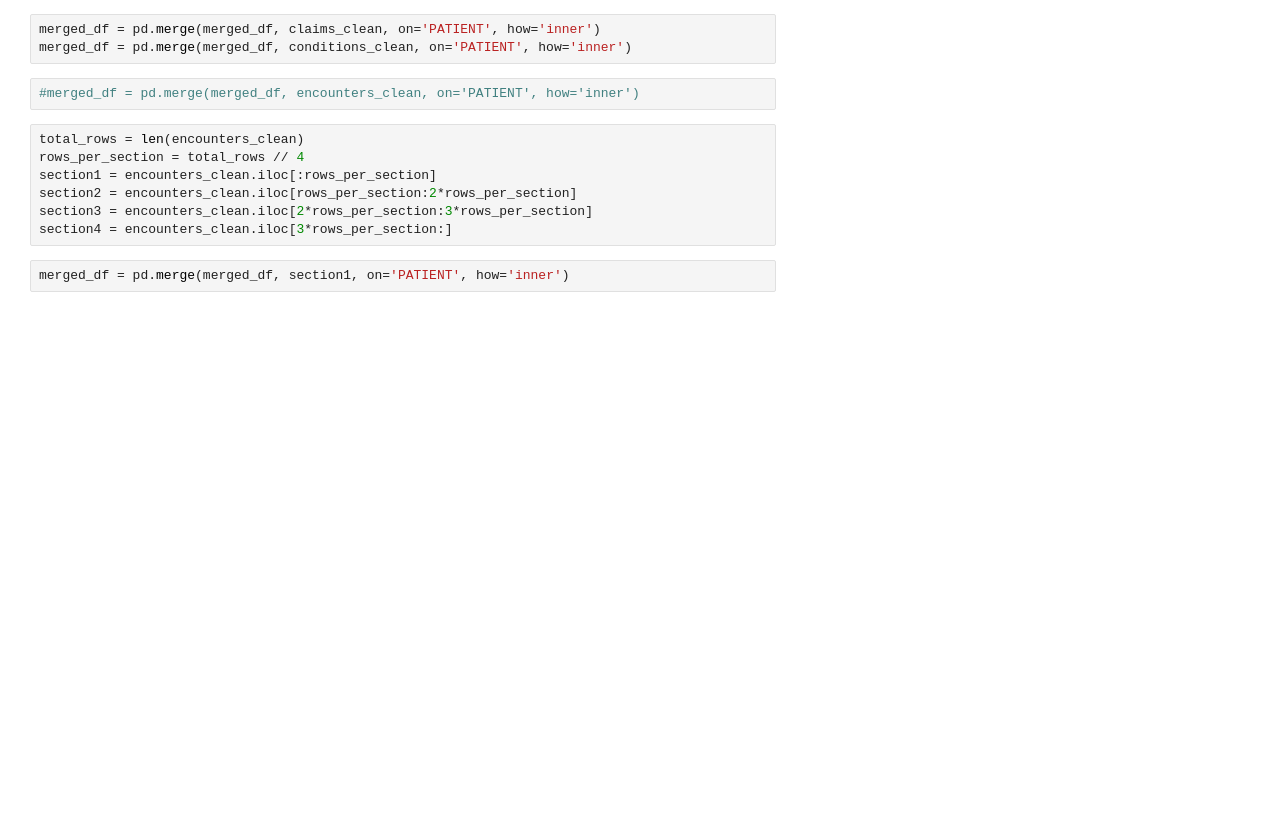
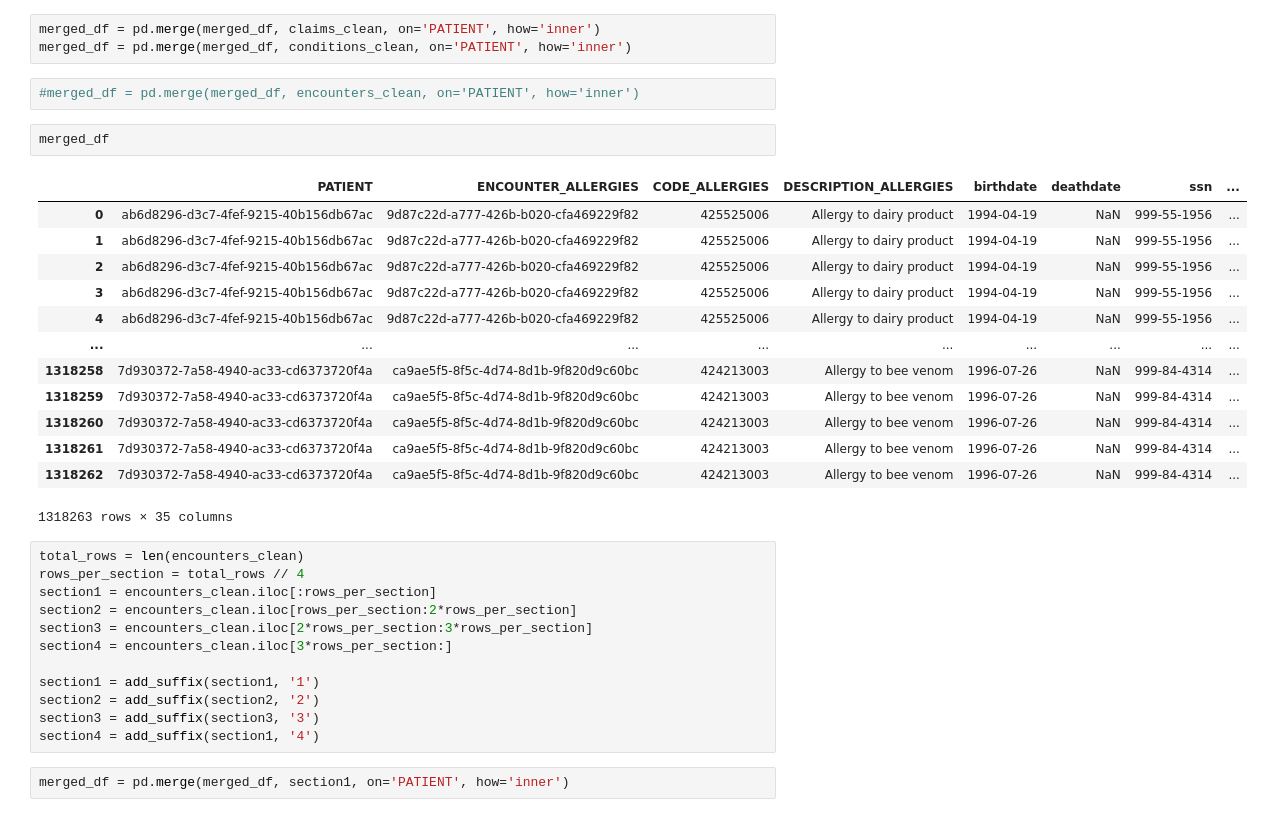
Before and after one commit to esseiple/MedicalBiasJLS, a Jupyter notebook: DataCleaning.ipynb, the cells around one changed output. Cells and saved outputs as stored; diff of their text form; blank space fills up the shorter version.

```diff
--- a/DataCleaning.ipynb
+++ b/DataCleaning.ipynb
@@ -66,6 +66,22 @@ merged_df = pd.merge(merged_df, claims_clean, on='PATIENT', how='inner')
 merged_df = pd.merge(merged_df, conditions_clean, on='PATIENT', how='inner')
 # %%
 #merged_df = pd.merge(merged_df, encounters_clean, on='PATIENT', how='inner')
+# %%
+merged_df
+# %% [output]
+|  | PATIENT | ENCOUNTER_ALLERGIES | CODE_ALLERGIES | DESCRIPTION_ALLERGIES | birthdate | deathdate | ssn | ... |
+| 0 | ab6d8296-d3c7-4fef-9215-40b156db67ac | 9d87c22d-a777-426b-b020-cfa469229f82 | 425525006 | Allergy to dairy product | 1994-04-19 | NaN | 999-55-1956 | ... |
+| 1 | ab6d8296-d3c7-4fef-9215-40b156db67ac | 9d87c22d-a777-426b-b020-cfa469229f82 | 425525006 | Allergy to dairy product | 1994-04-19 | NaN | 999-55-1956 | ... |
+| 2 | ab6d8296-d3c7-4fef-9215-40b156db67ac | 9d87c22d-a777-426b-b020-cfa469229f82 | 425525006 | Allergy to dairy product | 1994-04-19 | NaN | 999-55-1956 | ... |
+| 3 | ab6d8296-d3c7-4fef-9215-40b156db67ac | 9d87c22d-a777-426b-b020-cfa469229f82 | 425525006 | Allergy to dairy product | 1994-04-19 | NaN | 999-55-1956 | ... |
+| 4 | ab6d8296-d3c7-4fef-9215-40b156db67ac | 9d87c22d-a777-426b-b020-cfa469229f82 | 425525006 | Allergy to dairy product | 1994-04-19 | NaN | 999-55-1956 | ... |
+| ... | ... | ... | ... | ... | ... | ... | ... | ... |
+| 1318258 | 7d930372-7a58-4940-ac33-cd6373720f4a | ca9ae5f5-8f5c-4d74-8d1b-9f820d9c60bc | 424213003 | Allergy to bee venom | 1996-07-26 | NaN | 999-84-4314 | ... |
+| 1318259 | 7d930372-7a58-4940-ac33-cd6373720f4a | ca9ae5f5-8f5c-4d74-8d1b-9f820d9c60bc | 424213003 | Allergy to bee venom | 1996-07-26 | NaN | 999-84-4314 | ... |
+| 1318260 | 7d930372-7a58-4940-ac33-cd6373720f4a | ca9ae5f5-8f5c-4d74-8d1b-9f820d9c60bc | 424213003 | Allergy to bee venom | 1996-07-26 | NaN | 999-84-4314 | ... |
+| 1318261 | 7d930372-7a58-4940-ac33-cd6373720f4a | ca9ae5f5-8f5c-4d74-8d1b-9f820d9c60bc | 424213003 | Allergy to bee venom | 1996-07-26 | NaN | 999-84-4314 | ... |
+| 1318262 | 7d930372-7a58-4940-ac33-cd6373720f4a | ca9ae5f5-8f5c-4d74-8d1b-9f820d9c60bc | 424213003 | Allergy to bee venom | 1996-07-26 | NaN | 999-84-4314 | ... |
+1318263 rows × 35 columns
 # %%
 total_rows = len(encounters_clean)
 rows_per_section = total_rows // 4
@@ -73,5 +89,10 @@ section1 = encounters_clean.iloc[:rows_per_section]
 section2 = encounters_clean.iloc[rows_per_section:2*rows_per_section]
 section3 = encounters_clean.iloc[2*rows_per_section:3*rows_per_section]
 section4 = encounters_clean.iloc[3*rows_per_section:]
+
+section1 = add_suffix(section1, '1')
+section2 = add_suffix(section2, '2')
+section3 = add_suffix(section3, '3')
+section4 = add_suffix(section1, '4')
 # %%
 merged_df = pd.merge(merged_df, section1, on='PATIENT', how='inner')
```
Also changed, not shown: parts of 4 cells of this notebook.
